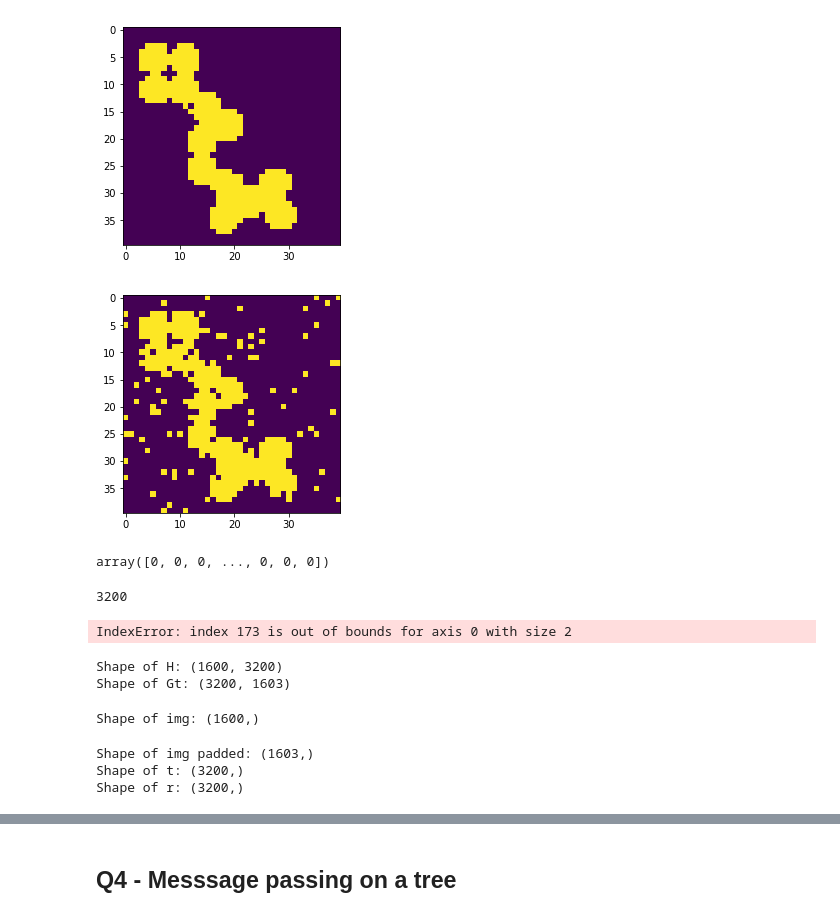
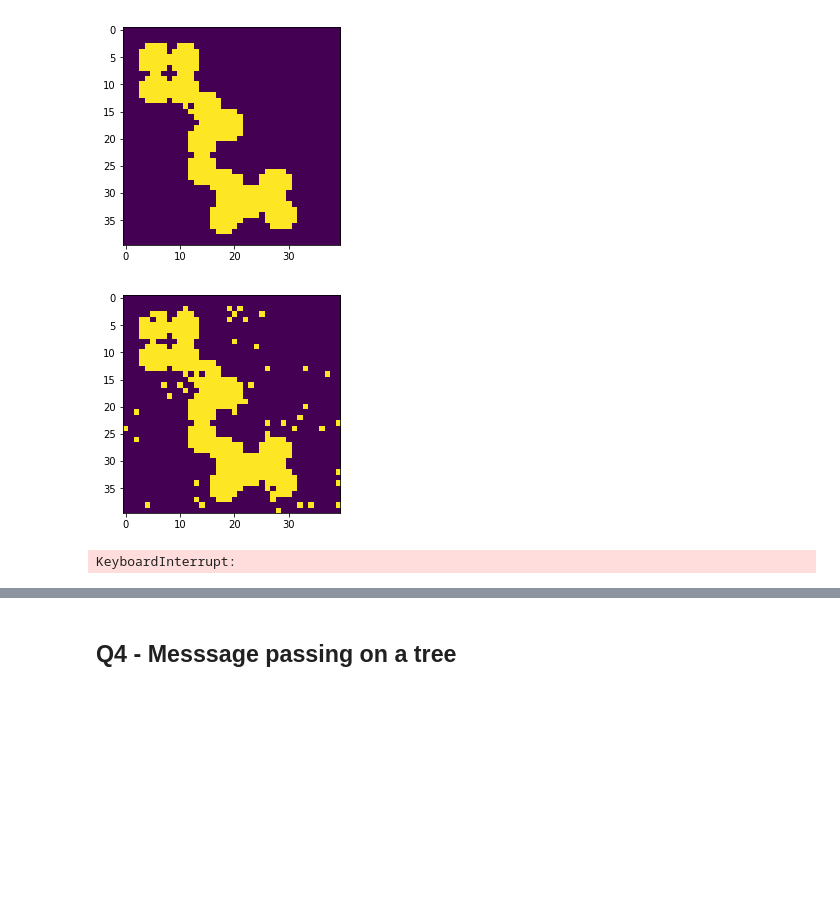
Before and after one commit to nyjgary/probabilistic-graphical-models, a Jupyter notebook: hwk3-bp/belief-propagation.ipynb, the cells around one changed output, grey strips where cells are left out. Saved outputs shown, nothing was run; the diff lists cells and outputs as text; code cells hidden in the pictures; blank space fills up the shorter version.

Commit message:
add image decoding'

```diff
--- a/hwk3-bp/belief-propagation.ipynb
+++ b/hwk3-bp/belief-propagation.ipynb
@@ -769,6 +764,7 @@ def encode_img(img_bits, d_v=4, d_c=8):
     H, Gt = coding_matrix_systematic(H_)
     img_bits_padded = pad_img_bits(img_bits, Gt)
     encoded = Gt @ img_bits_padded
+    encoded = encoded % 2
 
     return encoded, H, Gt
 # %%
@@ -777,51 +773,19 @@ visualize_image(img_bits)
 # %% [output]
 [figure]
 # %%
-encoded, H, Gt = encode_img(img_bits, d_v=4, d_c=8)
+encoded, H, Gt = encode_img(img_bits, d_v=8, d_c=16)
 # %%
 visualize_image(encoded[:1600])
 # %% [output]
 [figure]
 # %%
-corrupted = add_noise(encoded, .06)
+corrupted = add_noise(encoded, .03)
 visualize_image(corrupted[:1600])
 # %% [output]
-[figure, old version]
+[figure, new version]
-# %%
-corrupted
-# %% [output]
-array([0, 0, 0, ..., 0, 0, 0])
-# %%
-len(corrupted)
-# %% [output]
-3200
 # %%
 ldpc_img = make_ldpc_fg(H)
-ldpc_img = set_unary_factors(ldpc_img, corrupted, .06)
+ldpc_img = set_unary_factors(ldpc_img, corrupted, .03)
 beliefs_img, beliefs_img_hist = get_beliefs(ldpc_img, 30)
 # %% [output]
-IndexError: index 173 is out of bounds for axis 0 with size 2
+KeyboardInterrupt:
-# %%
-#H_ = RegularH(n=256, d_v=64, d_c=128)
-H_ = RegularH(n=3200, d_v=4, d_c=8)
-H, Gt = coding_matrix_systematic(H_)
-print("Shape of H: {}".format(H.shape))
-print("Shape of Gt: {}".format(Gt.shape))
-# %% [output]
-Shape of H: (1600, 3200)
-Shape of Gt: (3200, 1603)
-# %%
-print("Shape of img: {}".format(img.shape))
-# %% [output]
-Shape of img: (1600,)
-# %%
-img_padded = np.concatenate([img, np.zeros(3)])
-print("Shape of img padded: {}".format(img_padded.shape))
-t = Gt @ img_padded
-print("Shape of t: {}".format(t.shape))
-r = add_noise(t, .05)
-print("Shape of r: {}".format(r.shape))
-# %% [output]
-Shape of img padded: (1603,)
-Shape of t: (3200,)
-Shape of r: (3200,)
```
Also changed, not shown: parts of 5 cells of this notebook.
